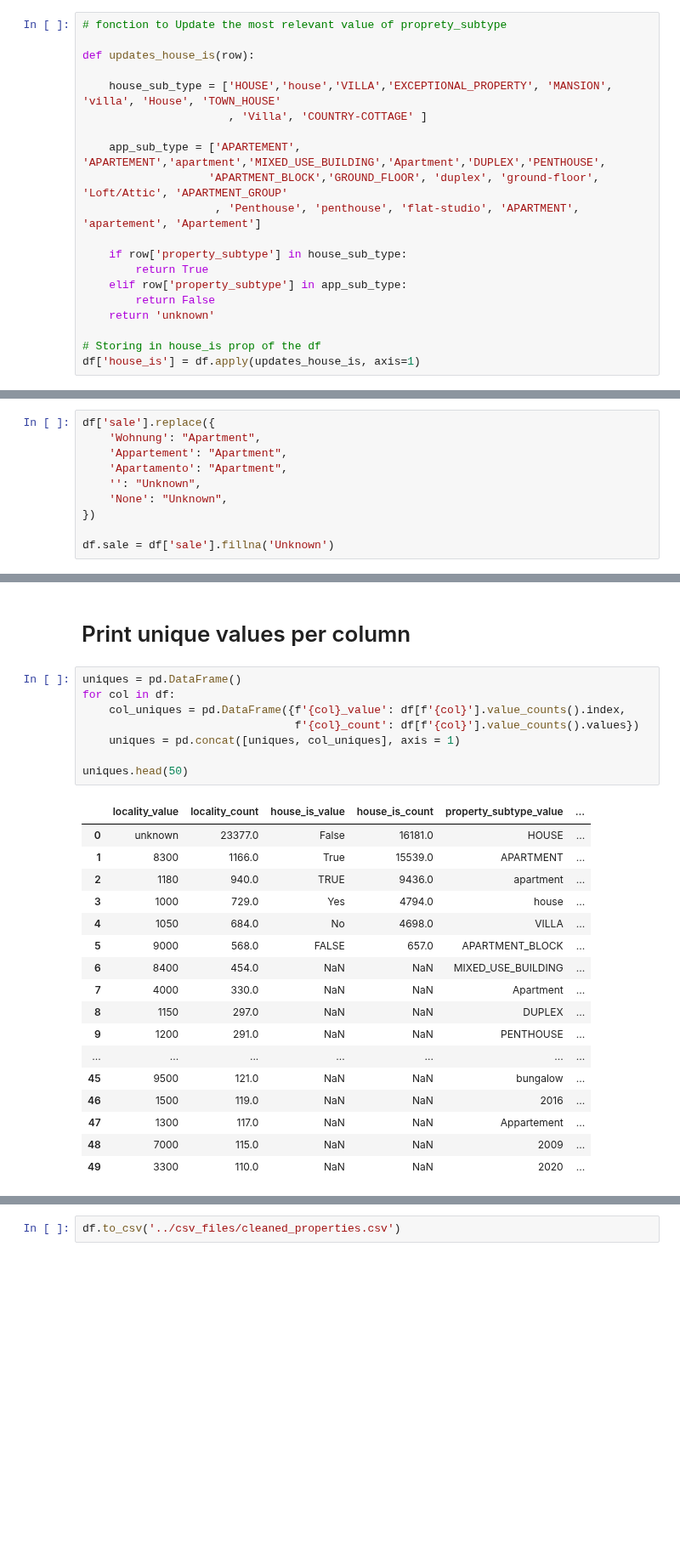
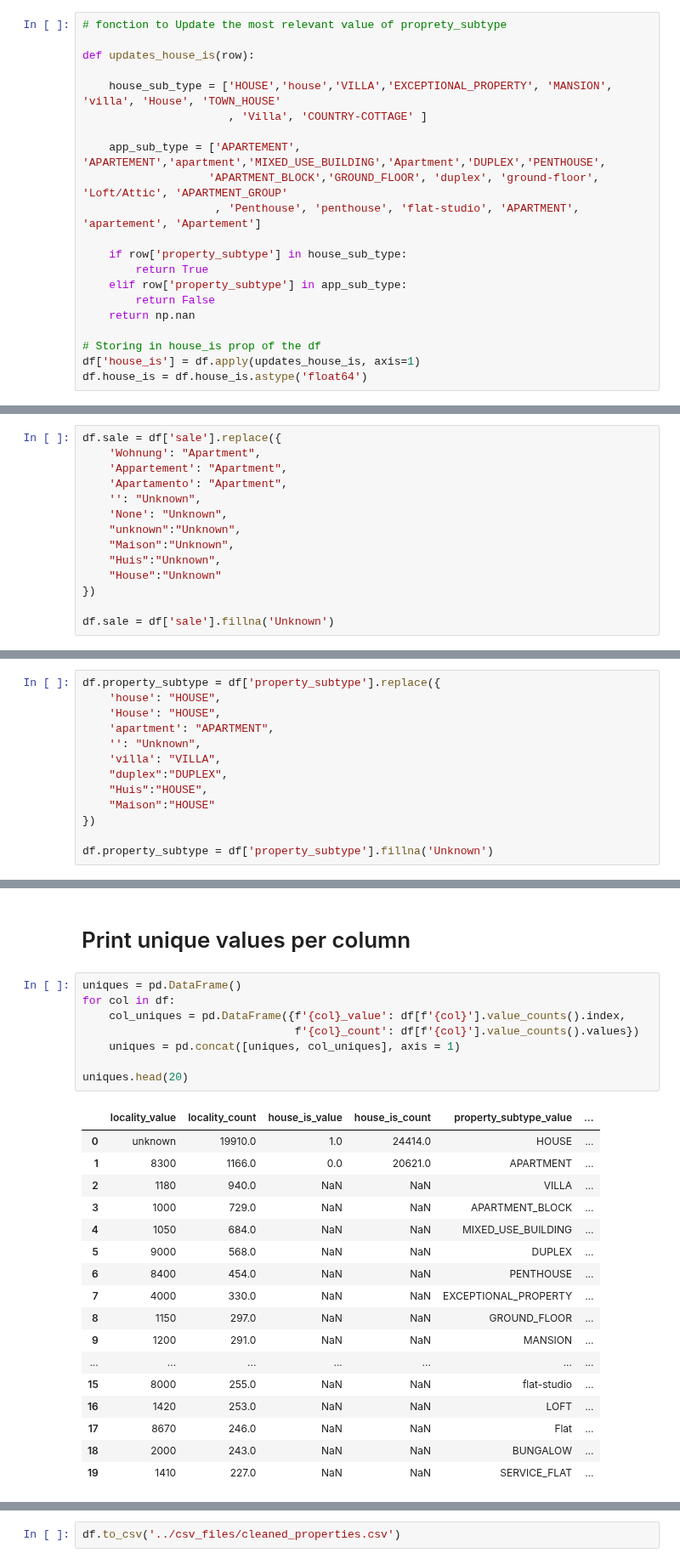
Before and after one commit to phfimmers/Data_visualization, a Jupyter notebook: Data-Cleaning/combined_data_cleaning.ipynb, the cells around one changed output, grey strips where cells are left out. Shown at 85% size. Cells and saved outputs as stored; diff of their text form; blank space fills up the shorter version.

```diff
--- a/Data-Cleaning/combined_data_cleaning.ipynb
+++ b/Data-Cleaning/combined_data_cleaning.ipynb
@@ -77,10 +77,11 @@ def updates_house_is(row):
         return True
     elif row['property_subtype'] in app_sub_type:
         return False
-    return 'unknown'
+    return np.nan
 
 # Storing in house_is prop of the df
 df['house_is'] = df.apply(updates_house_is, axis=1)
+df.house_is = df.house_is.astype('float64')
 # %%
 df.house_is.value_counts(dropna=False)
 # %% [output]
@@ -91,12 +92,16 @@ Name: house_is, dtype: int64
 # %% [markdown]
 ## 4.Sale
 # %%
-df['sale'].replace({
+df.sale = df['sale'].replace({
     'Wohnung': "Apartment",
     'Appartement': "Apartment",
     'Apartamento': "Apartment",
     '': "Unknown",
     'None': "Unknown",
+    "unknown":"Unknown",
+    "Maison":"Unknown",
+    "Huis":"Unknown",
+    "House":"Unknown"
 })
 
 df.sale = df['sale'].fillna('Unknown')
@@ -102,0 +110,13 @@ df.sale = df['sale'].fillna('Unknown')
+# %%
+df.property_subtype = df['property_subtype'].replace({
+    'house': "HOUSE",
+    'House': "HOUSE",
+    'apartment': "APARTMENT",
+    '': "Unknown",
+    'villa': "VILLA",
+    "duplex":"DUPLEX",
+    "Huis":"HOUSE",
+    "Maison":"HOUSE"
+})
+
+df.property_subtype = df['property_subtype'].fillna('Unknown')
@@ -484,26 +524,26 @@ Dropped: -22575
 # %%
 uniques = pd.DataFrame()
 for col in df:
     col_uniques = pd.DataFrame({f'{col}_value': df[f'{col}'].value_counts().index,
                                 f'{col}_count': df[f'{col}'].value_counts().values})
     uniques = pd.concat([uniques, col_uniques], axis = 1)
 
-uniques.head(50)
+uniques.head(20)
 # %% [output]
 |  | locality_value | locality_count | house_is_value | house_is_count | property_subtype_value | ... |
-| 0 | unknown | 23377.0 | False | 16181.0 | HOUSE | ... |
-| 1 | 8300 | 1166.0 | True | 15539.0 | APARTMENT | ... |
-| 2 | 1180 | 940.0 | TRUE | 9436.0 | apartment | ... |
-| 3 | 1000 | 729.0 | Yes | 4794.0 | house | ... |
-| 4 | 1050 | 684.0 | No | 4698.0 | VILLA | ... |
-| 5 | 9000 | 568.0 | FALSE | 657.0 | APARTMENT_BLOCK | ... |
-| 6 | 8400 | 454.0 | NaN | NaN | MIXED_USE_BUILDING | ... |
-| 7 | 4000 | 330.0 | NaN | NaN | Apartment | ... |
-| 8 | 1150 | 297.0 | NaN | NaN | DUPLEX | ... |
-| 9 | 1200 | 291.0 | NaN | NaN | PENTHOUSE | ... |
+| 0 | unknown | 19910.0 | 1.0 | 24414.0 | HOUSE | ... |
+| 1 | 8300 | 1166.0 | 0.0 | 20621.0 | APARTMENT | ... |
+| 2 | 1180 | 940.0 | NaN | NaN | VILLA | ... |
+| 3 | 1000 | 729.0 | NaN | NaN | APARTMENT_BLOCK | ... |
+| 4 | 1050 | 684.0 | NaN | NaN | MIXED_USE_BUILDING | ... |
+| 5 | 9000 | 568.0 | NaN | NaN | DUPLEX | ... |
+| 6 | 8400 | 454.0 | NaN | NaN | PENTHOUSE | ... |
+| 7 | 4000 | 330.0 | NaN | NaN | EXCEPTIONAL_PROPERTY | ... |
+| 8 | 1150 | 297.0 | NaN | NaN | GROUND_FLOOR | ... |
+| 9 | 1200 | 291.0 | NaN | NaN | MANSION | ... |
 | ... | ... | ... | ... | ... | ... | ... |
-| 45 | 9500 | 121.0 | NaN | NaN | bungalow | ... |
-| 46 | 1500 | 119.0 | NaN | NaN | 2016 | ... |
-| 47 | 1300 | 117.0 | NaN | NaN | Appartement | ... |
-| 48 | 7000 | 115.0 | NaN | NaN | 2009 | ... |
-| 49 | 3300 | 110.0 | NaN | NaN | 2020 | ... |
+| 15 | 8000 | 255.0 | NaN | NaN | flat-studio | ... |
+| 16 | 1420 | 253.0 | NaN | NaN | LOFT | ... |
+| 17 | 8670 | 246.0 | NaN | NaN | Flat | ... |
+| 18 | 2000 | 243.0 | NaN | NaN | BUNGALOW | ... |
+| 19 | 1410 | 227.0 | NaN | NaN | SERVICE_FLAT | ... |
```
Also changed, not shown: parts of 17 cells of this notebook, 1 other file.
